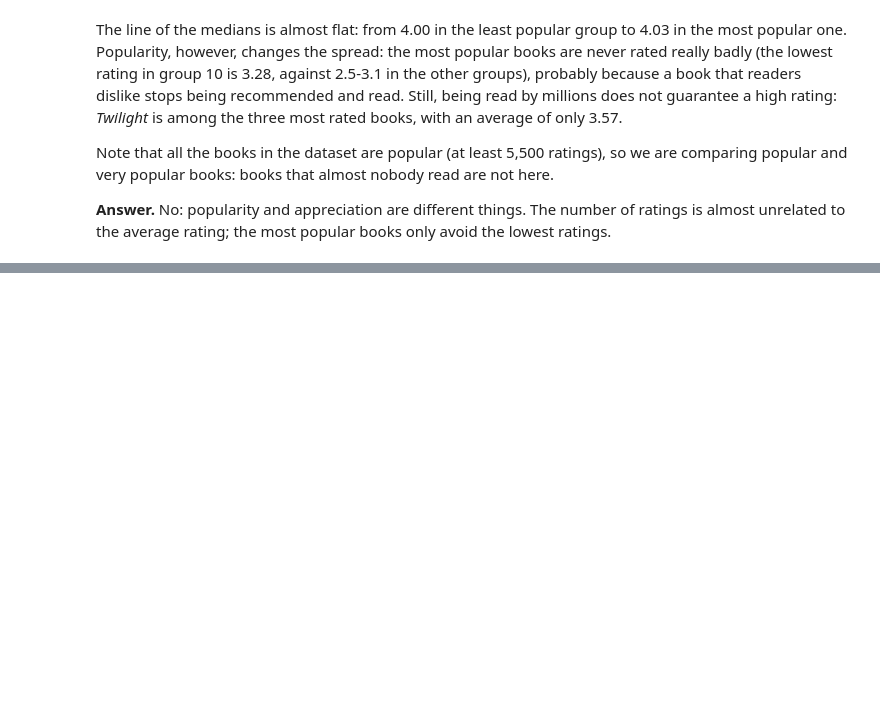
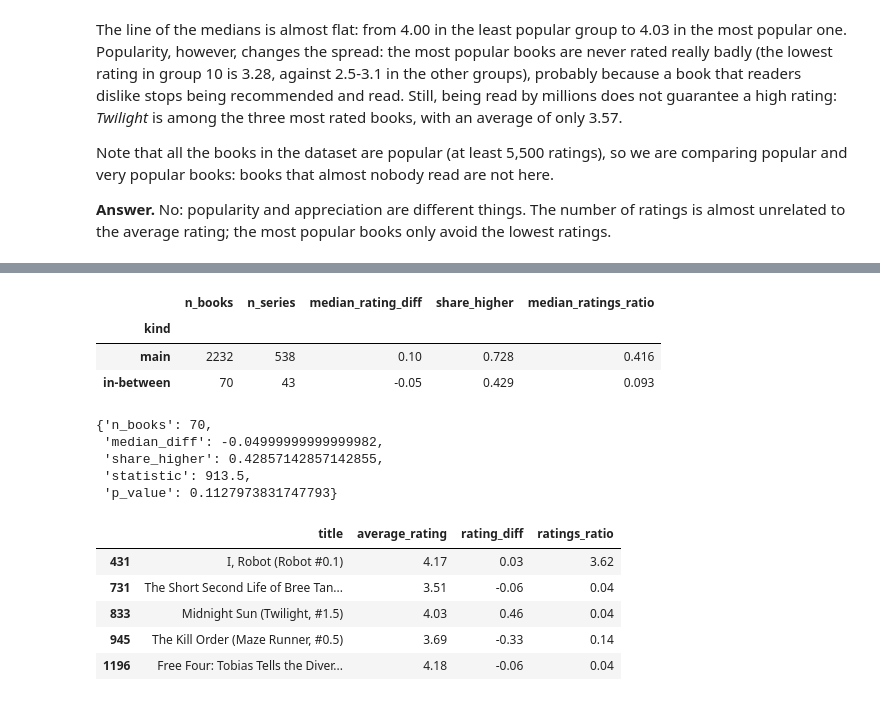
Before and after one commit to mbeyzademirkubuz/book-ratings-insights, a Jupyter notebook: notebooks/walkthrough.ipynb, the cells around one changed output, grey strips where cells are left out. Cells and saved outputs as stored; diff of their text form; code cells hidden in the pictures; blank space fills up the shorter version.

```diff
--- a/notebooks/walkthrough.ipynb
+++ b/notebooks/walkthrough.ipynb
@@ -481,0 +581,27 @@ the lowest ratings.
+# %%
+summarize_series_kinds(series).round(3)
+# %% [output]
+|  | n_books | n_series | median_rating_diff | share_higher | median_ratings_ratio |
+| kind |  |  |  |  |  |
+| main | 2232 | 538 | 0.10 | 0.728 | 0.416 |
+| in-between | 70 | 43 | -0.05 | 0.429 | 0.093 |
+# %%
+in_between = series[series["kind"] == "in-between"]
+test_difference_from_first(in_between["rating_diff"])
+# %% [output]
+{'n_books': 70,
+ 'median_diff': -0.04999999999999982,
+ 'share_higher': 0.42857142857142855,
+ 'statistic': 913.5,
+ 'p_value': 0.1127973831747793}
+# %%
+in_between.nlargest(5, "work_ratings_count")[
+    ["title", "average_rating", "rating_diff", "ratings_ratio"]
+].round(2)
+# %% [output]
+|  | title | average_rating | rating_diff | ratings_ratio |
+| 431 | I, Robot (Robot #0.1) | 4.17 | 0.03 | 3.62 |
+| 731 | The Short Second Life of Bree Tan... | 3.51 | -0.06 | 0.04 |
+| 833 | Midnight Sun (Twilight, #1.5) | 4.03 | 0.46 | 0.04 |
+| 945 | The Kill Order (Maze Runner, #0.5) | 3.69 | -0.33 | 0.14 |
+| 1196 | Free Four: Tobias Tells the Diver... | 4.18 | -0.06 | 0.04 |
```
Also changed, not shown: parts of 10 cells of this notebook, 2 other files.
